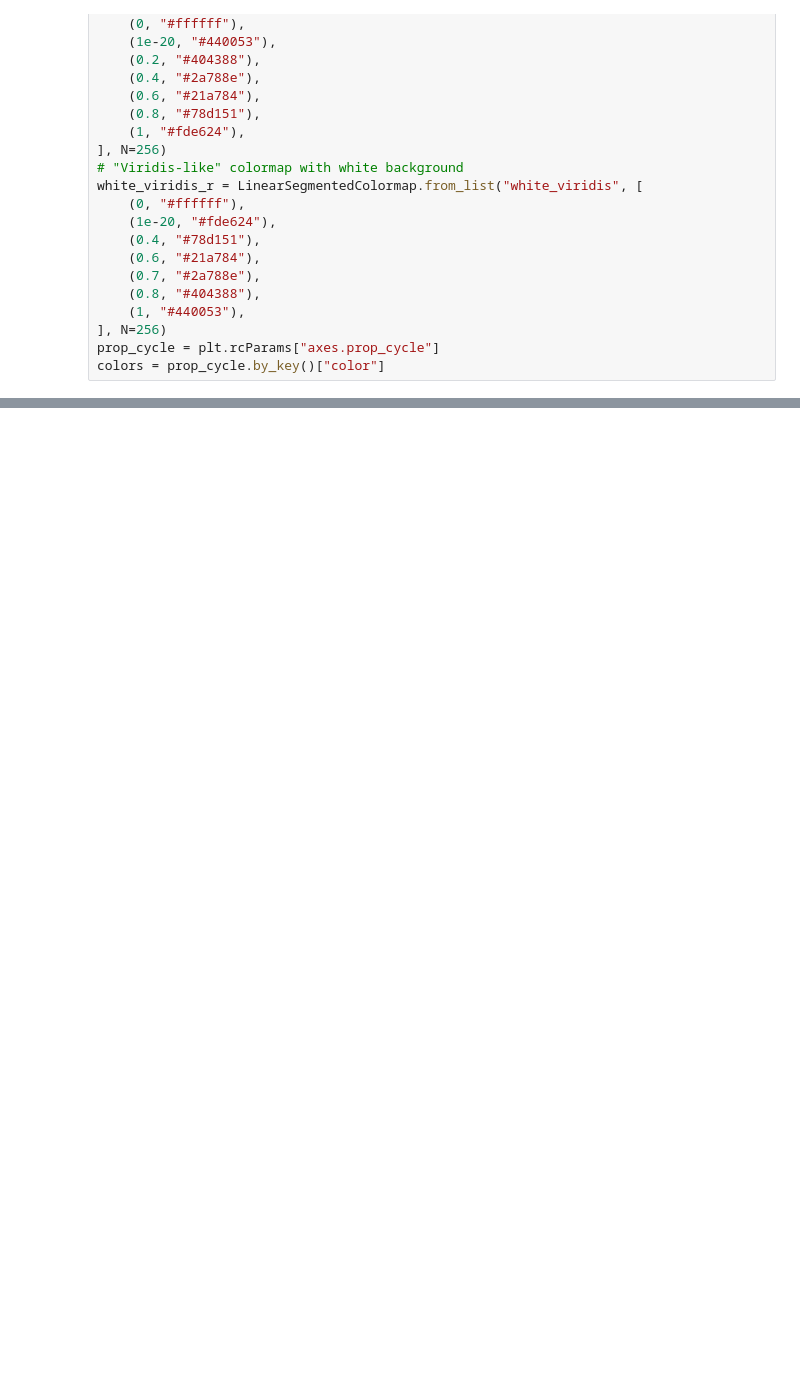
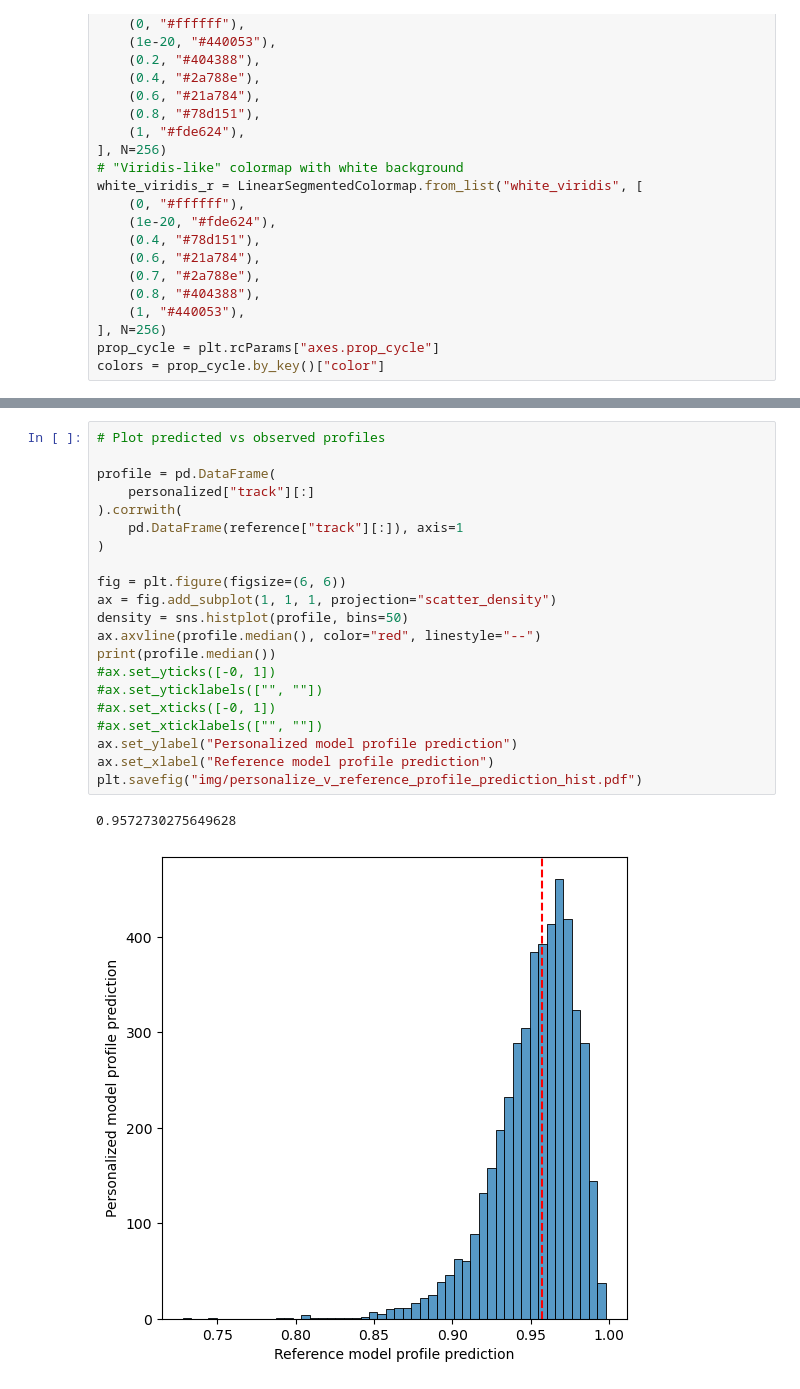
Before and after one commit to Danko-Lab/clipnet_ablation, a Jupyter notebook: evaluation_across_loci/personalized_v_reference_predictions.ipynb, the cells around one changed output, grey strips where cells are left out. Saved outputs shown, nothing was run; the diff lists cells and outputs as text; blank space fills up the shorter version.

```diff
--- a/evaluation_across_loci/personalized_v_reference_predictions.ipynb
+++ b/evaluation_across_loci/personalized_v_reference_predictions.ipynb
@@ -120,0 +117,24 @@ array([[0.        , 0.        , 0.        , ..., 0.0058793 , 0.15922028,
+# %%
+# Plot predicted vs observed profiles
+
+profile = pd.DataFrame(
+    personalized["track"][:]
+).corrwith(
+    pd.DataFrame(reference["track"][:]), axis=1
+)
+
+fig = plt.figure(figsize=(6, 6))
+ax = fig.add_subplot(1, 1, 1, projection="scatter_density")
+density = sns.histplot(profile, bins=50)
+ax.axvline(profile.median(), color="red", linestyle="--")
+print(profile.median())
+#ax.set_yticks([-0, 1])
+#ax.set_yticklabels(["", ""])
+#ax.set_xticks([-0, 1])
+#ax.set_xticklabels(["", ""])
+ax.set_ylabel("Personalized model profile prediction")
+ax.set_xlabel("Reference model profile prediction")
+plt.savefig("img/personalize_v_reference_profile_prediction_hist.pdf")
+# %% [output]
+0.9572730275649628
+[figure, added]
```
Also changed, not shown: parts of 4 cells of this notebook, 8 other files.
